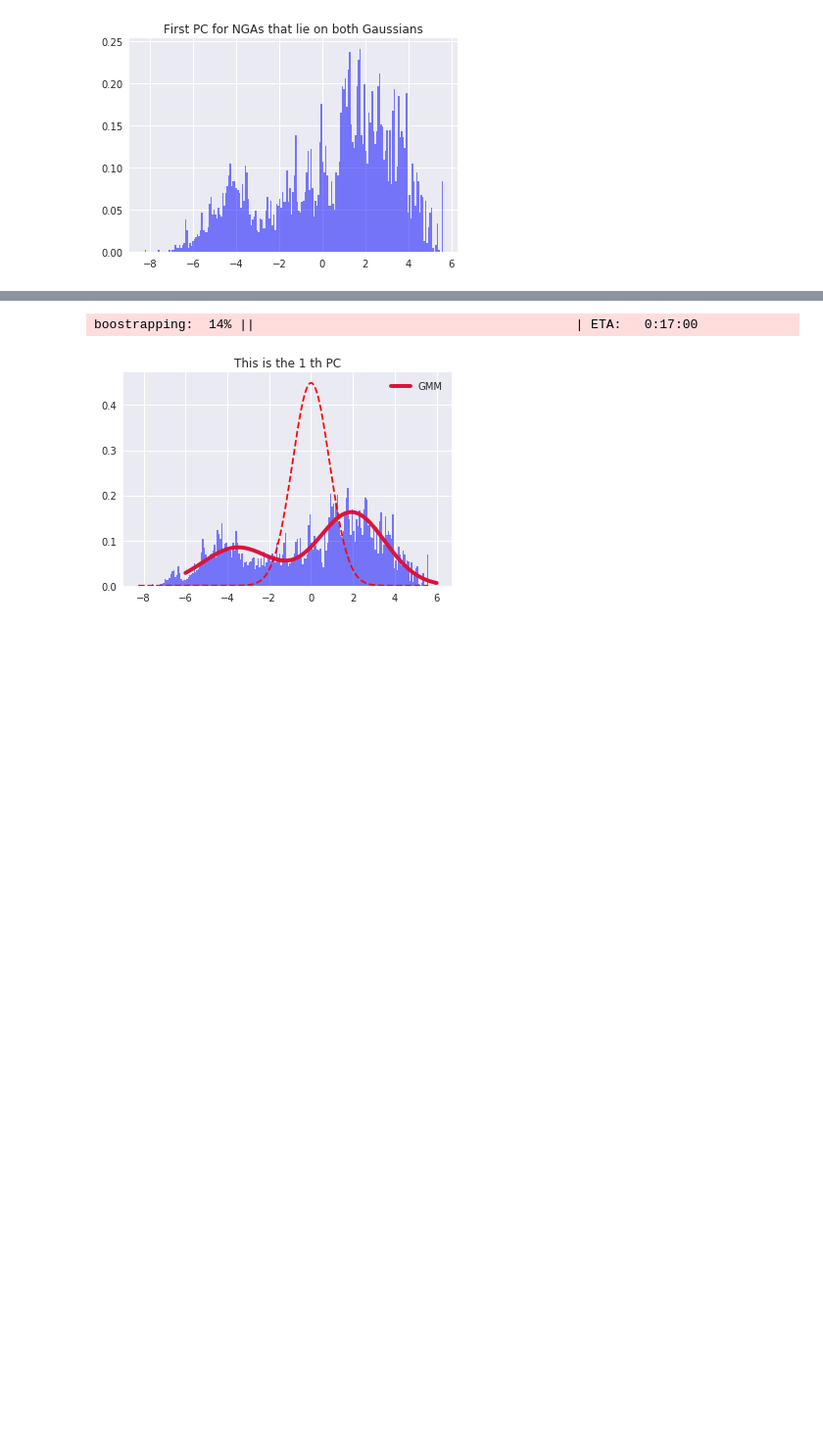
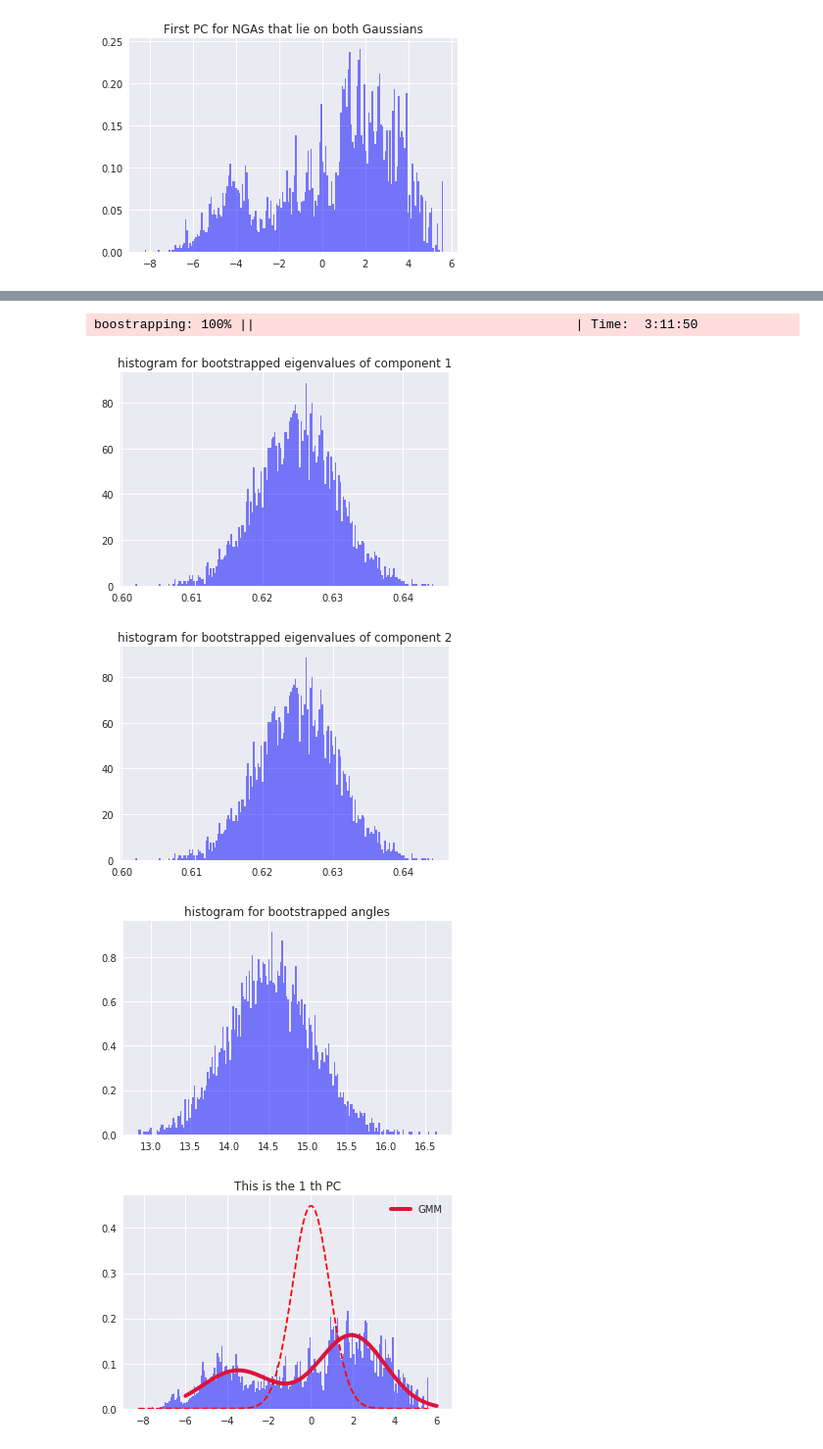
Before and after one commit to jaewshin/turchin, a Jupyter notebook: jupyter/turchin.ipynb, the cells around one changed output, grey strips where cells are left out. Shown: that part at 98% size. Drawn from its saved outputs; the diff is of its cells as text; code cells hidden in the pictures; blank space fills up the shorter version.

```diff
--- a/jupyter/turchin.ipynb
+++ b/jupyter/turchin.ipynb
@@ -423,57 +412,78 @@ def bstr(data, n=5000):
     mean_one = np.mean(mean_vecs_one, axis=0)
     mean_two = np.mean(mean_vecs_two, axis=0)
 
-    perc_one = sum(perc_one)/len(perc_one)
-    perc_two = sum(perc_two)/len(perc_two)
+#     perc_one = sum(perc_one)/len(perc_one)
+#     perc_two = sum(perc_two)/len(perc_two)
 
     vec_one = np.mean(vec_one, axis=0)
     vec_two = np.mean(vec_two, axis=0)
 
-    bstr_angle = sum(angles)/len(angles)
+#     bstr_angle = sum(angles)/len(angles)
 
-    return mean_one, mean_two, perc_one, perc_two, vec_one, vec_two, bstr_angle
+    return mean_one, mean_two, perc_one, perc_two, vec_one, vec_two, angles
 
 def vec_error(original, bst):
     """
     Given two n-dim vectors, one from the original and one from bootstrapping, compute the relative error
     between these two vectors
     """
     assert original.shape == bst.shape
 
-    return [abs(i-j)/(i) for i, j in zip(original, bst)]
+    return np.linalg.norm(original-bst)/np.linalg.norm(original)
 
 def error(val1, val2):
     """
     Given two values, compute the relative error
     """
     return abs(val1-val2)/val1
 
 def angle_error(ang1, ang2):
     """
     Given two angles, compute the relative error
     """
     if ang1 >= 90 and ang2 < 90:
         return abs((180-ang1)-ang2)/(180-ang1)
     elif ang1 < 90 and ang2 >= 90:
         return abs(ang1-(180-ang2))/(180-ang2)
     else:
         return abs(ang1-ang2)/ang1
 
-mean_one, mean_two, perc_one, perc_two, vec_one, vec_two, bstr_angle = bstr(data_mat)
+# mean1, mean1, perc_one, perc_two, vec_one, vec_two, bstr_angle = bstr(data_mat)
 pt.finish()
 
-print("first mean_vector error : ", error(mean_one, bootstrapped_one))
-print("second mean_vector error : ", error(mean_two, bootstrapped_two))
+# plot the histogram for eigenvalues and angles
+num_bins = 200
+itera = [perc_one, perc_one, bstr_angle]
+for i in range(len(itera)):
+    n, bins, patches = plt.hist(itera[i], num_bins, normed=1, facecolor='blue', alpha=0.5)
+    if i == 0:
+        plt.title('histogram for bootstrapped eigenvalues of component 1')
+        plt.axvline(x=eig)
 
-print("error for eigenvalue for the first component: ", error(perc_one, eig_val1))
-print("error for eigenvalue for the second component: ", error(perc_two, eig_val2))
+    elif i == 1:
+        plt.title('histogram for bootstrapped eigenvalues of component 2')
+    else:
+        plt.title('histogram for bootstrapped angles')
 
-print("error for eigenvector for the first component: ", vec_error(vec_one, eig_vec1))
-print("error for eigenvector for the first component: ", vec_error(vec_two, eig_vec2))
+    plt.legend()
+    plt.show()
+    plt.close()
 
-print("error for angle between the eigenvectors from each component: ", angle_error(orig_angle, bstr_angle))
+# print("first mean_vector error : ", error(mean_one, bootstrapped_one))
+# print("second mean_vector error : ", error(mean_two, bootstrapped_two))
+
+# print("error for eigenvalue for the first component: ", error(eig_val1, perc_one))
+# print("error for eigenvalue for the second component: ", error(eig_val2, perc_two))
+
+# print("error for eigenvector for the first component: ", vec_error(eig_vec1, vec_one))
+# print("error for eigenvector for the first component: ", vec_error(eig_vec2, vec_two))
+
+# print("error for angle between the eigenvectors from each component: ", angle_error(orig_angle, bstr_angle))
 # %% [output]
-boostrapping:  14% ||                                          | ETA:   0:17:00
+boostrapping: 100% ||                                          | Time:  3:11:50
+[figure, added]
+[figure, added]
+[figure, added]
 # %%
 # histogram and gaussian mixture model
 # filtered_pnas1 = StandardScaler().fit_transform(pnas_data1.loc[:, features].values)
```
Also changed, not shown: parts of 1 cell of this notebook, 4 other files.
